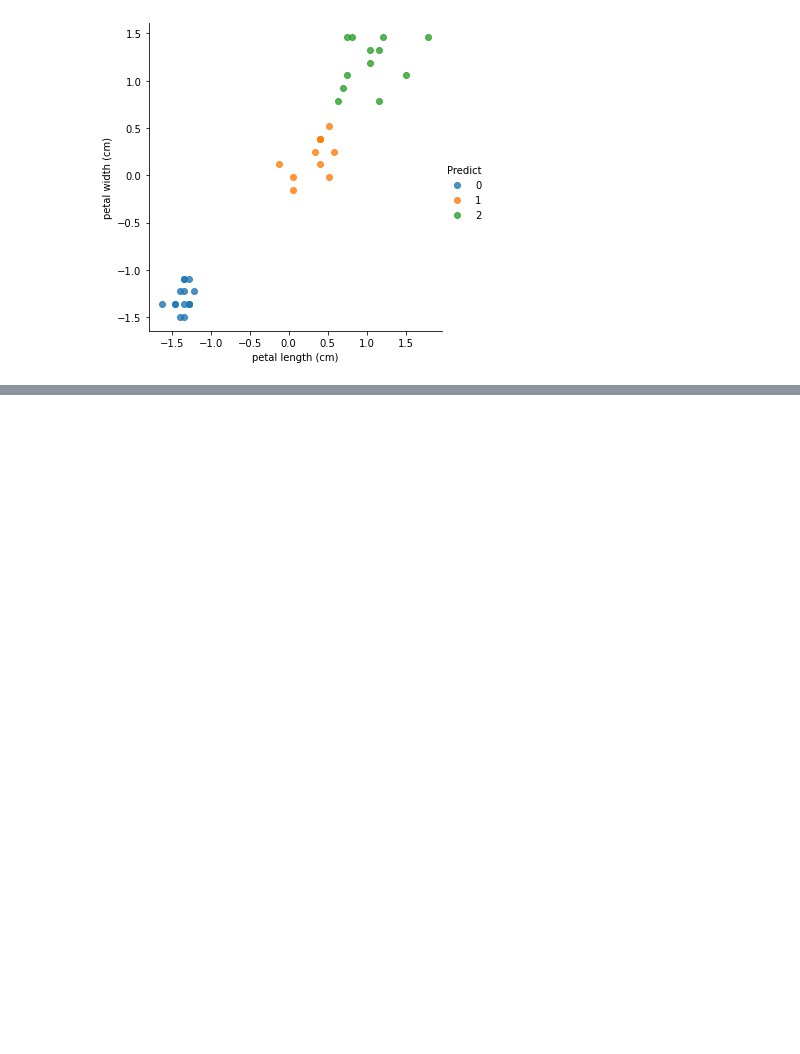
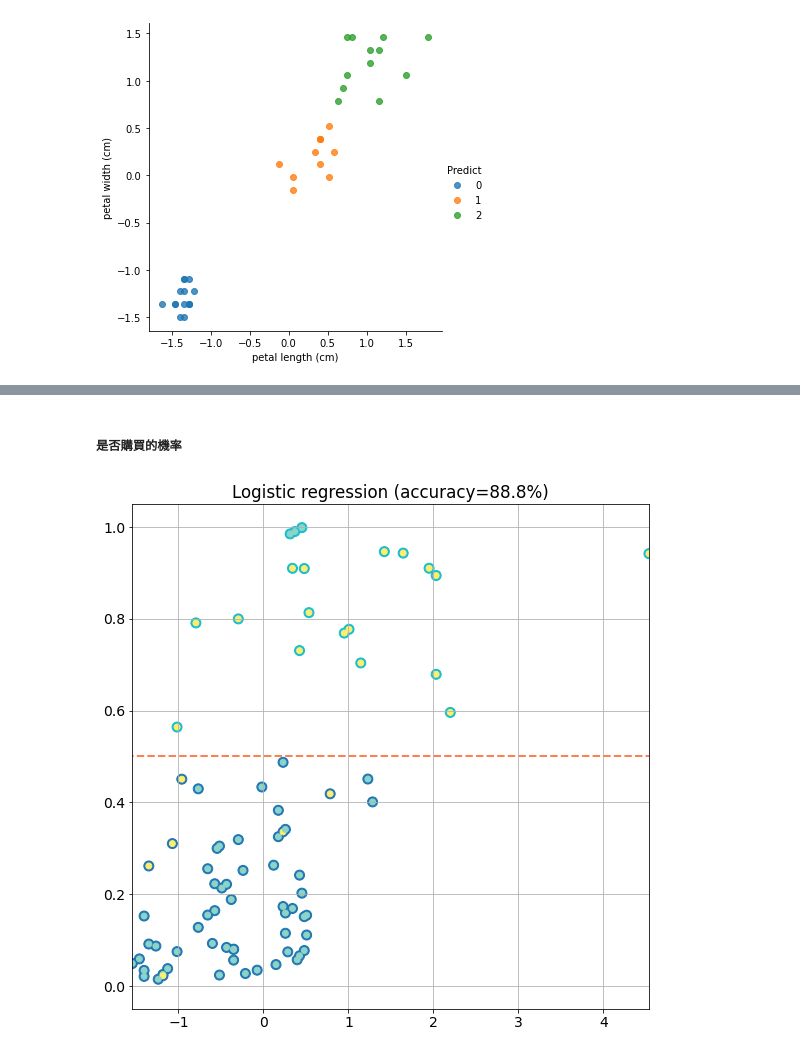
Before and after one commit to erik1110/Data-Science, a Jupyter notebook: 08_Model_Development/08_M2_Regression.ipynb, the cells around one changed output, grey strips where cells are left out. Cells and saved outputs as stored; diff of their text form; code cells hidden in the pictures; blank space fills up the shorter version.

```diff
--- a/08_Model_Development/08_M2_Regression.ipynb
+++ b/08_Model_Development/08_M2_Regression.ipynb
@@ -239,0 +262,40 @@ plt.show()
+# %% [markdown]
+##### 是否購買的機率
+# %%
+from sklearn.datasets import load_breast_cancer
+from sklearn.decomposition import PCA
+from sklearn.preprocessing import StandardScaler
+from sklearn.model_selection import train_test_split
+from sklearn.linear_model import LogisticRegression
+import matplotlib.pyplot as plt
+import numpy as np
+from scipy.special import expit
+
+dataset = pd.read_csv('Book_Purchased.csv')
+X = dataset.iloc[:, [2, 3, 4]].values
+y = dataset.iloc[:, 5].values
+dx = PCA(n_components=2).fit_transform(X)
+dx = StandardScaler().fit_transform(dx)
+dx_train, dx_test, dy_train, dy_test = train_test_split(dx, y, test_size=0.2, random_state=0)
+model = LogisticRegression()
+model.fit(dx_train, dy_train)
+predict = model.predict(dx_test)
+pred_prob = model.predict_proba(dx_test)
+test_score = model.score(dx_test, dy_test) * 100
+plt.figure(figsize=(8, 8))
+plt.rcParams['font.size'] = 14
+plt.title(f'Logistic regression (accuracy={test_score:.1f}%)')
+# 邏輯斯函數
+y_t = expit(np.dot(dx_test, model.coef_[0]) + model.intercept_[0])
+plt.plot([np.amin(dx_test), np.amax(dx_test)], [0.5, 0.5],
+         color='coral', linewidth=2, linestyle='--')
+# 測試集資料與其實際/預測標籤
+plt.scatter(dx_test.T[0], y_t, c=predict, cmap='tab10', s=100)
+plt.scatter(dx_test.T[0], y_t, c=dy_test, cmap='Set3', s=35)
+plt.grid(True)
+plt.xlim([np.amin(dx_test.T[0]), np.amax(dx_test.T[0])])
+plt.ylim([-0.05, 1.05])
+plt.tight_layout()
+plt.show()
+# %% [output]
+[figure, added]
```
Also changed, not shown: parts of 5 cells of this notebook, 1 other file.
